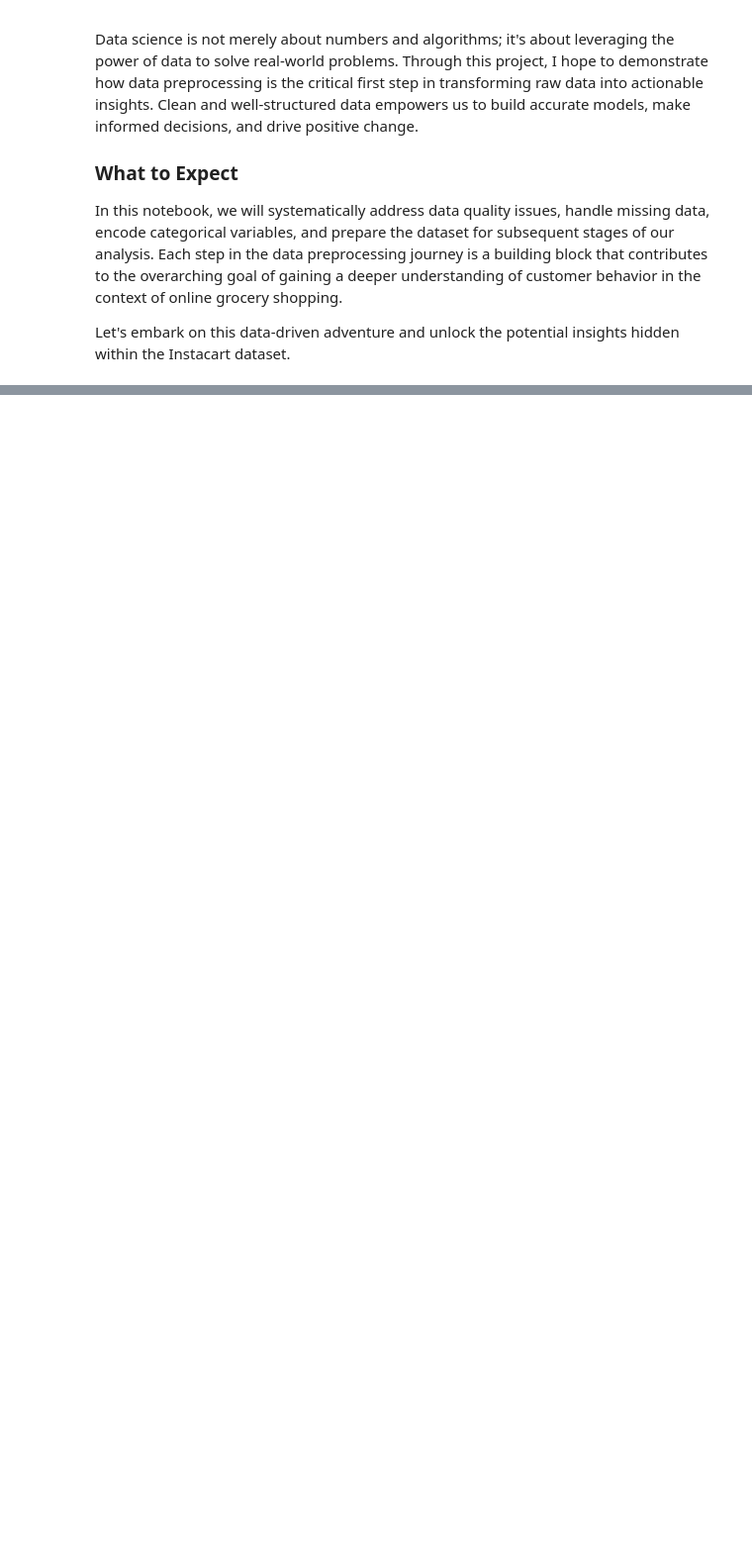
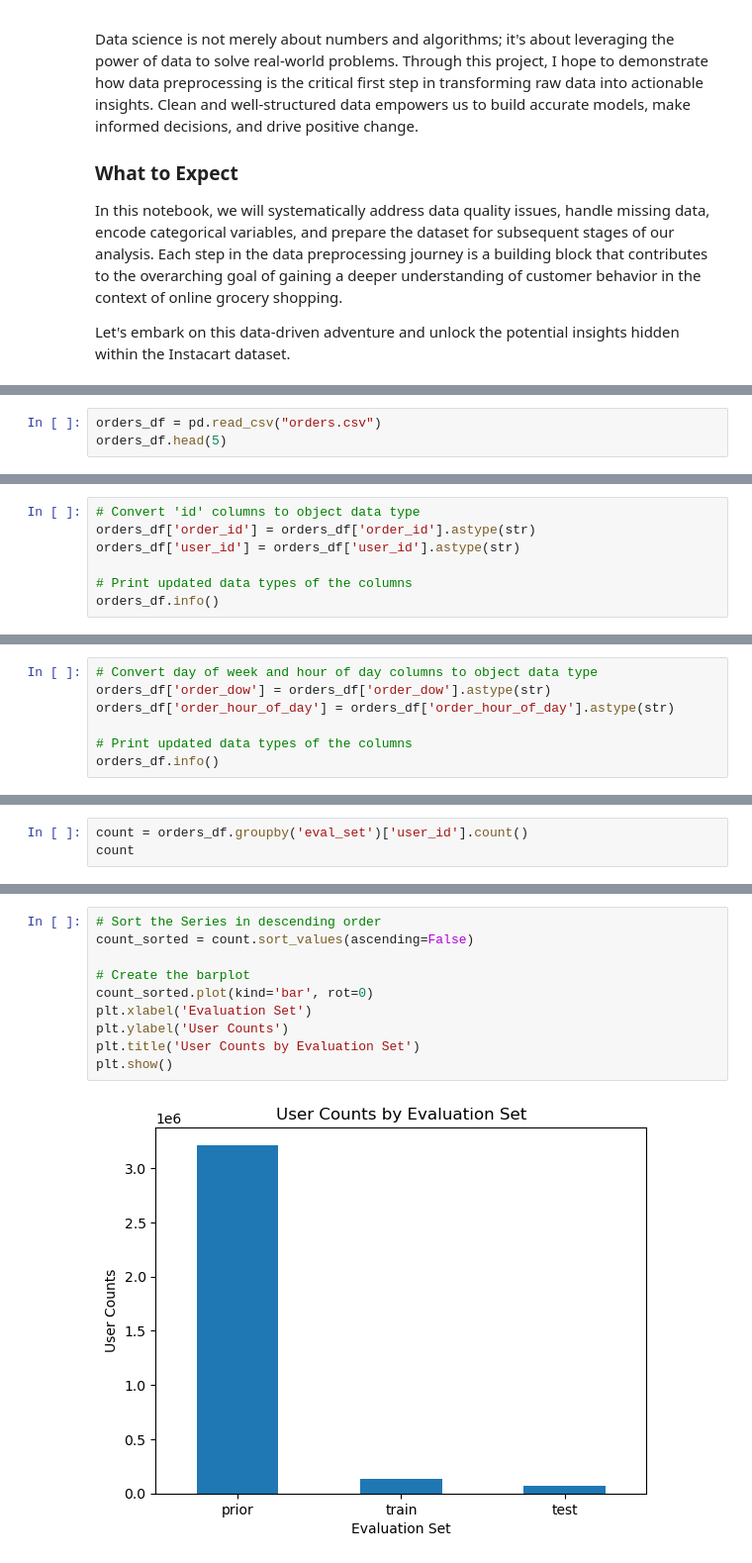
Before and after one commit to kli210/instacart-market-basket-analysis, a Jupyter notebook: data_preprocessing.ipynb, the cells around one changed output, grey strips where cells are left out. Shown at 99% size. Cells and saved outputs as stored; diff of their text form; blank space fills up the shorter version.

```diff
--- a/data_preprocessing.ipynb
+++ b/data_preprocessing.ipynb
@@ -57,0 +123,3 @@ basket_df.head(10)
+# %%
+orders_df = pd.read_csv("orders.csv")
+orders_df.head(5)
@@ -57,0 +276,7 @@ basket_df.head(10)
+# %%
+# Convert 'id' columns to object data type
+orders_df['order_id'] = orders_df['order_id'].astype(str)
+orders_df['user_id'] = orders_df['user_id'].astype(str)
+
+# Print updated data types of the columns
+orders_df.info()
@@ -57,0 +298,7 @@ basket_df.head(10)
+# %%
+# Convert day of week and hour of day columns to object data type
+orders_df['order_dow'] = orders_df['order_dow'].astype(str)
+orders_df['order_hour_of_day'] = orders_df['order_hour_of_day'].astype(str)
+
+# Print updated data types of the columns
+orders_df.info()
@@ -57,0 +492,3 @@ basket_df.head(10)
+# %%
+count = orders_df.groupby('eval_set')['user_id'].count()
+count
@@ -57,0 +501,12 @@ basket_df.head(10)
+# %%
+# Sort the Series in descending order
+count_sorted = count.sort_values(ascending=False)
+
+# Create the barplot
+count_sorted.plot(kind='bar', rot=0)
+plt.xlabel('Evaluation Set')
+plt.ylabel('User Counts')
+plt.title('User Counts by Evaluation Set')
+plt.show()
+# %% [output]
+[figure, added]
```
Also changed, not shown: parts of 39 cells of this notebook.
